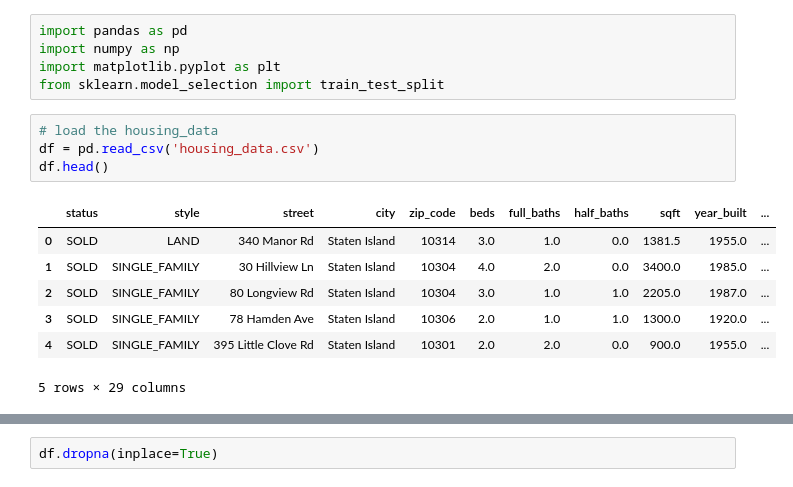
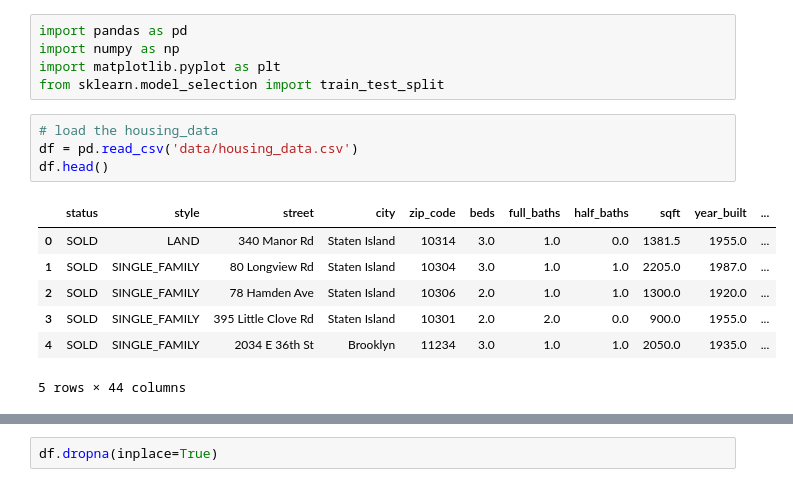
Before and after one commit to Jacky-P-He/ML-in-Real-Estate, a Jupyter notebook: linear_regression_model.ipynb, the cells around one changed output, grey strips where cells are left out. Saved outputs shown, nothing was run; the diff lists cells and outputs as text.

```diff
--- a/linear_regression_model.ipynb
+++ b/linear_regression_model.ipynb
@@ -5,13 +5,13 @@ import matplotlib.pyplot as plt
 from sklearn.model_selection import train_test_split
 # %%
 # load the housing_data
-df = pd.read_csv('housing_data.csv')
+df = pd.read_csv('data/housing_data.csv')
 df.head()
 # %% [output]
 |  | status | style | street | city | zip_code | beds | full_baths | half_baths | sqft | year_built | ... |
 | 0 | SOLD | LAND | 340 Manor Rd | Staten Island | 10314 | 3.0 | 1.0 | 0.0 | 1381.5 | 1955.0 | ... |
-| 1 | SOLD | SINGLE_FAMILY | 30 Hillview Ln | Staten Island | 10304 | 4.0 | 2.0 | 0.0 | 3400.0 | 1985.0 | ... |
-| 2 | SOLD | SINGLE_FAMILY | 80 Longview Rd | Staten Island | 10304 | 3.0 | 1.0 | 1.0 | 2205.0 | 1987.0 | ... |
-| 3 | SOLD | SINGLE_FAMILY | 78 Hamden Ave | Staten Island | 10306 | 2.0 | 1.0 | 1.0 | 1300.0 | 1920.0 | ... |
-| 4 | SOLD | SINGLE_FAMILY | 395 Little Clove Rd | Staten Island | 10301 | 2.0 | 2.0 | 0.0 | 900.0 | 1955.0 | ... |
+| 1 | SOLD | SINGLE_FAMILY | 80 Longview Rd | Staten Island | 10304 | 3.0 | 1.0 | 1.0 | 2205.0 | 1987.0 | ... |
+| 2 | SOLD | SINGLE_FAMILY | 78 Hamden Ave | Staten Island | 10306 | 2.0 | 1.0 | 1.0 | 1300.0 | 1920.0 | ... |
+| 3 | SOLD | SINGLE_FAMILY | 395 Little Clove Rd | Staten Island | 10301 | 2.0 | 2.0 | 0.0 | 900.0 | 1955.0 | ... |
+| 4 | SOLD | SINGLE_FAMILY | 2034 E 36th St | Brooklyn | 11234 | 3.0 | 1.0 | 1.0 | 2050.0 | 1935.0 | ... |
-5 rows × 29 columns
+5 rows × 44 columns
```
Also changed, not shown: parts of 15 cells of this notebook.
